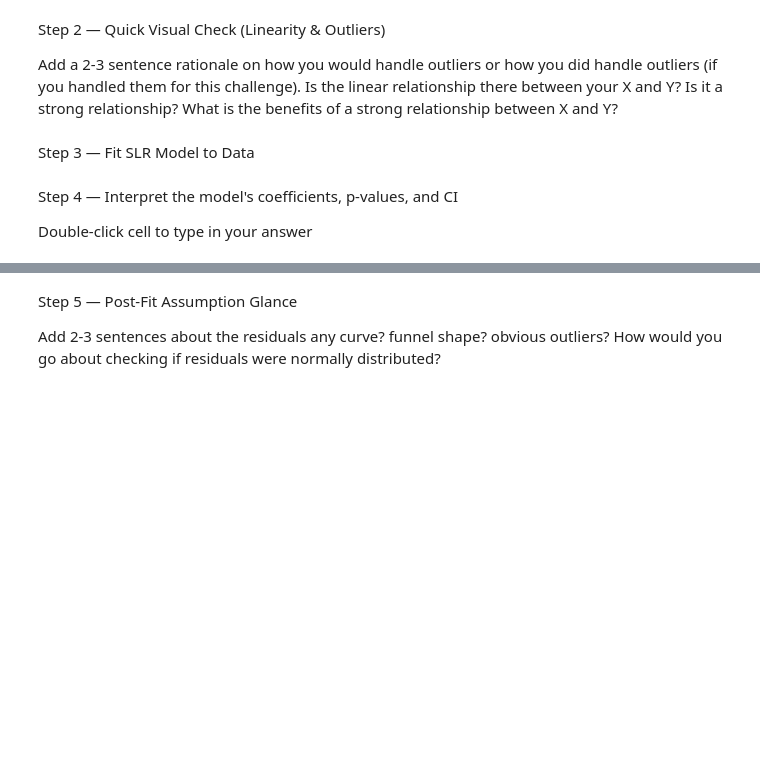
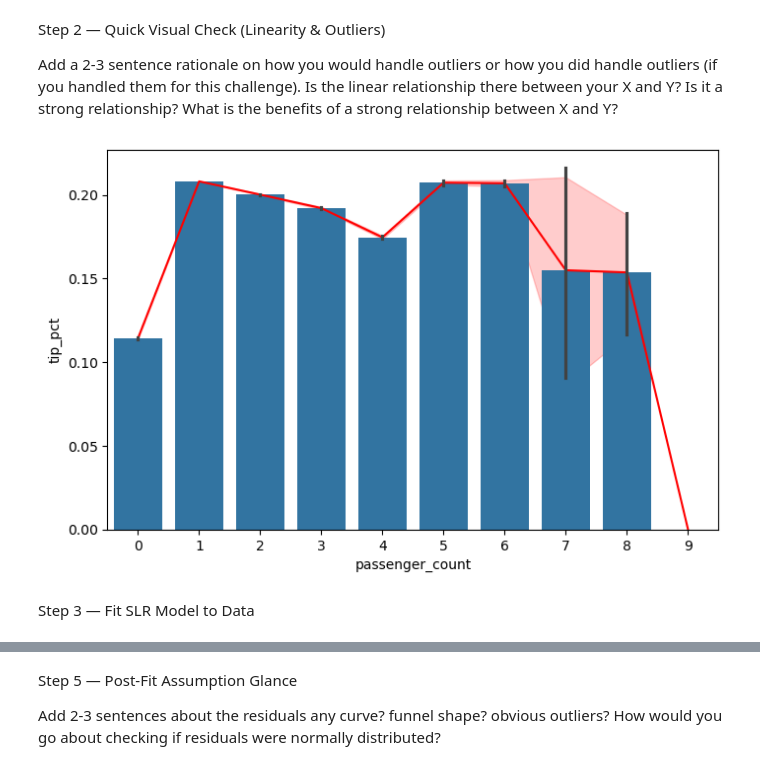
Before and after one commit to ro-the-creator/DA2025_Lectures, a Jupyter notebook: Mod6/CodeAssignments/Mod6L4_DC_STUDENT.ipynb, the cells around one changed output, grey strips where cells are left out. Cells and saved outputs as stored; diff of their text form; code cells hidden in the pictures; blank space fills up the shorter version.

```diff
--- a/Mod6/CodeAssignments/Mod6L4_DC_STUDENT.ipynb
+++ b/Mod6/CodeAssignments/Mod6L4_DC_STUDENT.ipynb
@@ -65,3 +88,12 @@ Add a 2–3 sentence rationale in Markdown: Why could X relate to `tip_pct`? Why
+# %%
+# converting passenger count
+df['passenger_count'] = pd.to_numeric(df['passenger_count'].astype(str).str.strip().replace(to_replace='nan', value=0, regex=True), errors='coerce')
+df['passenger_count'] = df['passenger_count'].astype(int)
+# %%
+# Clean data some and add a new column called 'tip_pct' as the target
+df = df[(df['fare_amount'] > 0) & (df['tip_amount'] >= 0) & (df['trip_distance'] > 0)]
+df = df.replace([np.inf, -np.inf], np.nan).dropna(subset=num_cols)
+df['tip_pct'] = (df['tip_amount']/df['fare_amount']).clip(0,1)
 # %% [markdown]
 Step 2 — Quick Visual Check (Linearity & Outliers)
 
@@ -71,2 +101,12 @@ None
+# %%
+import seaborn as sns
+import matplotlib.pyplot as plt
+
+plt.figure(figsize=(8,5))
+sns.lineplot(data=df, x='passenger_count', y='tip_pct', color='red')
+sns.barplot(data=df, x='passenger_count', y='tip_pct')
+plt.show()
+# %% [output]
+[figure, added]
 # %% [markdown]
 Step 3 — Fit SLR Model to Data
@@ -75,4 +112,0 @@ None
-# %% [markdown]
-Step 4 — Interpret the model's coefficients, p-values, and CI
-
-Double-click cell to type in your answer
```
Also changed, not shown: parts of 9 cells of this notebook, 3 other files.
